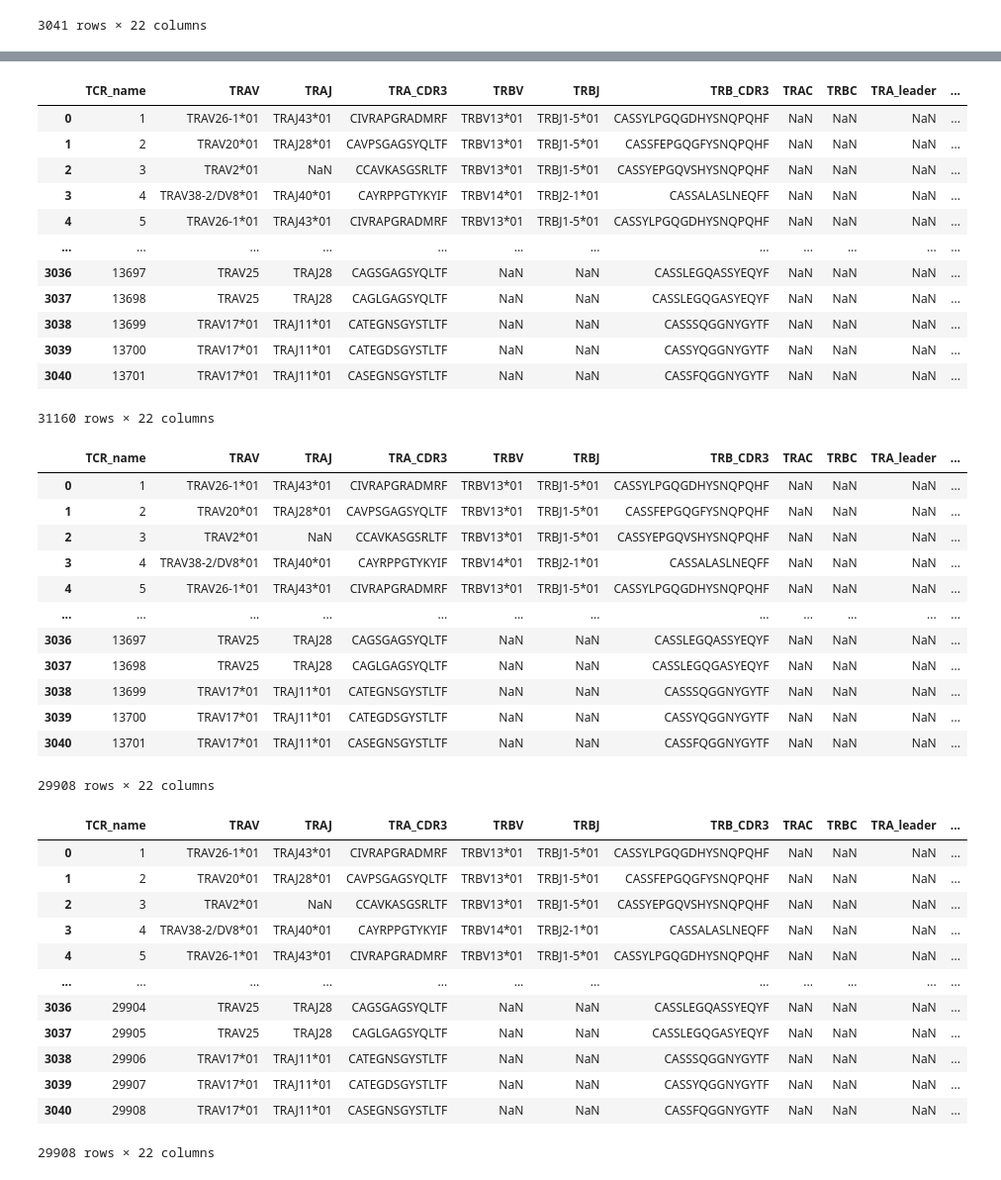
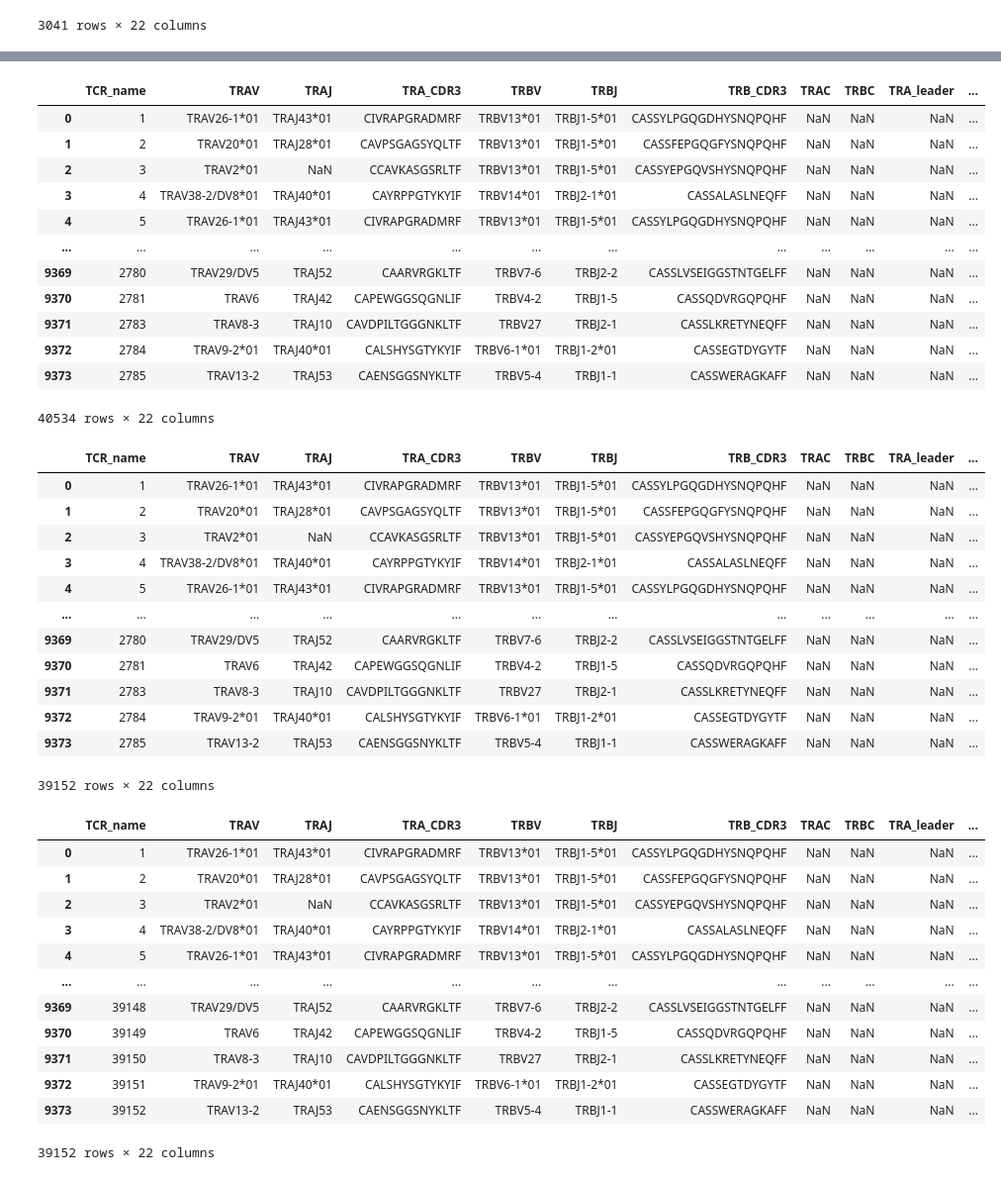
Before and after one commit to vegger/BA_ZHAW, a Jupyter notebook: notebooks/concatDatasets.ipynb, the cells around one changed output, grey strips where cells are left out. Shown at 99% size. Drawn from its saved outputs; the diff is of its cells as text; code cells hidden in the pictures.

```diff
--- a/notebooks/concatDatasets.ipynb
+++ b/notebooks/concatDatasets.ipynb
@@ -155,3 +173,7 @@ mcpastcr_paired_df
 | 3039 | 13700 | TRAV17*01 | TRAJ11*01 | CATEGDSGYSTLTF | NaN | NaN | CASSYQGGNYGYTF | NaN | NaN | NaN | ... |
 | 3040 | 13701 | TRAV17*01 | TRAJ11*01 | CASEGNSGYSTLTF | NaN | NaN | CASSFQGGNYGYTF | NaN | NaN | NaN | ... |
 3041 rows × 22 columns
+# %%
+iedb_paired_read_path = "../data/IEDB/cleaned_data/IEDB_cleaned_data_paired.csv"
+iedb_paired_df = pd.read_csv(iedb_paired_read_path)
+iedb_paired_df
@@ -158,20 +194,20 @@ mcpastcr_paired_df
 # %%
-paired_df = pd.concat([vdjdb_paired_df, mcpastcr_paired_df], axis=0)
+paired_df = pd.concat([vdjdb_paired_df, mcpastcr_paired_df, iedb_paired_df], axis=0)
 paired_df
 # %% [output]
 |  | TCR_name | TRAV | TRAJ | TRA_CDR3 | TRBV | TRBJ | TRB_CDR3 | TRAC | TRBC | TRA_leader | ... |
 | 0 | 1 | TRAV26-1*01 | TRAJ43*01 | CIVRAPGRADMRF | TRBV13*01 | TRBJ1-5*01 | CASSYLPGQGDHYSNQPQHF | NaN | NaN | NaN | ... |
 | 1 | 2 | TRAV20*01 | TRAJ28*01 | CAVPSGAGSYQLTF | TRBV13*01 | TRBJ1-5*01 | CASSFEPGQGFYSNQPQHF | NaN | NaN | NaN | ... |
 | 2 | 3 | TRAV2*01 | NaN | CCAVKASGSRLTF | TRBV13*01 | TRBJ1-5*01 | CASSYEPGQVSHYSNQPQHF | NaN | NaN | NaN | ... |
 | 3 | 4 | TRAV38-2/DV8*01 | TRAJ40*01 | CAYRPPGTYKYIF | TRBV14*01 | TRBJ2-1*01 | CASSALASLNEQFF | NaN | NaN | NaN | ... |
 | 4 | 5 | TRAV26-1*01 | TRAJ43*01 | CIVRAPGRADMRF | TRBV13*01 | TRBJ1-5*01 | CASSYLPGQGDHYSNQPQHF | NaN | NaN | NaN | ... |
 | ... | ... | ... | ... | ... | ... | ... | ... | ... | ... | ... | ... |
-| 3036 | 13697 | TRAV25 | TRAJ28 | CAGSGAGSYQLTF | NaN | NaN | CASSLEGQASSYEQYF | NaN | NaN | NaN | ... |
-| 3037 | 13698 | TRAV25 | TRAJ28 | CAGLGAGSYQLTF | NaN | NaN | CASSLEGQGASYEQYF | NaN | NaN | NaN | ... |
-| 3038 | 13699 | TRAV17*01 | TRAJ11*01 | CATEGNSGYSTLTF | NaN | NaN | CASSSQGGNYGYTF | NaN | NaN | NaN | ... |
-| 3039 | 13700 | TRAV17*01 | TRAJ11*01 | CATEGDSGYSTLTF | NaN | NaN | CASSYQGGNYGYTF | NaN | NaN | NaN | ... |
-| 3040 | 13701 | TRAV17*01 | TRAJ11*01 | CASEGNSGYSTLTF | NaN | NaN | CASSFQGGNYGYTF | NaN | NaN | NaN | ... |
+| 9369 | 2780 | TRAV29/DV5 | TRAJ52 | CAARVRGKLTF | TRBV7-6 | TRBJ2-2 | CASSLVSEIGGSTNTGELFF | NaN | NaN | NaN | ... |
+| 9370 | 2781 | TRAV6 | TRAJ42 | CAPEWGGSQGNLIF | TRBV4-2 | TRBJ1-5 | CASSQDVRGQPQHF | NaN | NaN | NaN | ... |
+| 9371 | 2783 | TRAV8-3 | TRAJ10 | CAVDPILTGGGNKLTF | TRBV27 | TRBJ2-1 | CASSLKRETYNEQFF | NaN | NaN | NaN | ... |
+| 9372 | 2784 | TRAV9-2*01 | TRAJ40*01 | CALSHYSGTYKYIF | TRBV6-1*01 | TRBJ1-2*01 | CASSEGTDYGYTF | NaN | NaN | NaN | ... |
+| 9373 | 2785 | TRAV13-2 | TRAJ53 | CAENSGGSNYKLTF | TRBV5-4 | TRBJ1-1 | CASSWERAGKAFF | NaN | NaN | NaN | ... |
-31160 rows × 22 columns
+40534 rows × 22 columns
 # %%
 columns_without_TCR_name = paired_df.columns.difference(["TCR_name", "Score"])
 paired_df.drop_duplicates(inplace=True, subset=columns_without_TCR_name)
@@ -184,12 +220,12 @@ paired_df
 | 3 | 4 | TRAV38-2/DV8*01 | TRAJ40*01 | CAYRPPGTYKYIF | TRBV14*01 | TRBJ2-1*01 | CASSALASLNEQFF | NaN | NaN | NaN | ... |
 | 4 | 5 | TRAV26-1*01 | TRAJ43*01 | CIVRAPGRADMRF | TRBV13*01 | TRBJ1-5*01 | CASSYLPGQGDHYSNQPQHF | NaN | NaN | NaN | ... |
 | ... | ... | ... | ... | ... | ... | ... | ... | ... | ... | ... | ... |
-| 3036 | 13697 | TRAV25 | TRAJ28 | CAGSGAGSYQLTF | NaN | NaN | CASSLEGQASSYEQYF | NaN | NaN | NaN | ... |
-| 3037 | 13698 | TRAV25 | TRAJ28 | CAGLGAGSYQLTF | NaN | NaN | CASSLEGQGASYEQYF | NaN | NaN | NaN | ... |
-| 3038 | 13699 | TRAV17*01 | TRAJ11*01 | CATEGNSGYSTLTF | NaN | NaN | CASSSQGGNYGYTF | NaN | NaN | NaN | ... |
-| 3039 | 13700 | TRAV17*01 | TRAJ11*01 | CATEGDSGYSTLTF | NaN | NaN | CASSYQGGNYGYTF | NaN | NaN | NaN | ... |
-| 3040 | 13701 | TRAV17*01 | TRAJ11*01 | CASEGNSGYSTLTF | NaN | NaN | CASSFQGGNYGYTF | NaN | NaN | NaN | ... |
+| 9369 | 2780 | TRAV29/DV5 | TRAJ52 | CAARVRGKLTF | TRBV7-6 | TRBJ2-2 | CASSLVSEIGGSTNTGELFF | NaN | NaN | NaN | ... |
+| 9370 | 2781 | TRAV6 | TRAJ42 | CAPEWGGSQGNLIF | TRBV4-2 | TRBJ1-5 | CASSQDVRGQPQHF | NaN | NaN | NaN | ... |
+| 9371 | 2783 | TRAV8-3 | TRAJ10 | CAVDPILTGGGNKLTF | TRBV27 | TRBJ2-1 | CASSLKRETYNEQFF | NaN | NaN | NaN | ... |
+| 9372 | 2784 | TRAV9-2*01 | TRAJ40*01 | CALSHYSGTYKYIF | TRBV6-1*01 | TRBJ1-2*01 | CASSEGTDYGYTF | NaN | NaN | NaN | ... |
+| 9373 | 2785 | TRAV13-2 | TRAJ53 | CAENSGGSNYKLTF | TRBV5-4 | TRBJ1-1 | CASSWERAGKAFF | NaN | NaN | NaN | ... |
-29908 rows × 22 columns
+39152 rows × 22 columns
 # %%
 paired_df["TCR_name"] = range(1, len(paired_df) + 1)
 paired_df
@@ -201,12 +237,12 @@ paired_df
 | 3 | 4 | TRAV38-2/DV8*01 | TRAJ40*01 | CAYRPPGTYKYIF | TRBV14*01 | TRBJ2-1*01 | CASSALASLNEQFF | NaN | NaN | NaN | ... |
 | 4 | 5 | TRAV26-1*01 | TRAJ43*01 | CIVRAPGRADMRF | TRBV13*01 | TRBJ1-5*01 | CASSYLPGQGDHYSNQPQHF | NaN | NaN | NaN | ... |
 | ... | ... | ... | ... | ... | ... | ... | ... | ... | ... | ... | ... |
-| 3036 | 29904 | TRAV25 | TRAJ28 | CAGSGAGSYQLTF | NaN | NaN | CASSLEGQASSYEQYF | NaN | NaN | NaN | ... |
-| 3037 | 29905 | TRAV25 | TRAJ28 | CAGLGAGSYQLTF | NaN | NaN | CASSLEGQGASYEQYF | NaN | NaN | NaN | ... |
-| 3038 | 29906 | TRAV17*01 | TRAJ11*01 | CATEGNSGYSTLTF | NaN | NaN | CASSSQGGNYGYTF | NaN | NaN | NaN | ... |
-| 3039 | 29907 | TRAV17*01 | TRAJ11*01 | CATEGDSGYSTLTF | NaN | NaN | CASSYQGGNYGYTF | NaN | NaN | NaN | ... |
-| 3040 | 29908 | TRAV17*01 | TRAJ11*01 | CASEGNSGYSTLTF | NaN | NaN | CASSFQGGNYGYTF | NaN | NaN | NaN | ... |
+| 9369 | 39148 | TRAV29/DV5 | TRAJ52 | CAARVRGKLTF | TRBV7-6 | TRBJ2-2 | CASSLVSEIGGSTNTGELFF | NaN | NaN | NaN | ... |
+| 9370 | 39149 | TRAV6 | TRAJ42 | CAPEWGGSQGNLIF | TRBV4-2 | TRBJ1-5 | CASSQDVRGQPQHF | NaN | NaN | NaN | ... |
+| 9371 | 39150 | TRAV8-3 | TRAJ10 | CAVDPILTGGGNKLTF | TRBV27 | TRBJ2-1 | CASSLKRETYNEQFF | NaN | NaN | NaN | ... |
+| 9372 | 39151 | TRAV9-2*01 | TRAJ40*01 | CALSHYSGTYKYIF | TRBV6-1*01 | TRBJ1-2*01 | CASSEGTDYGYTF | NaN | NaN | NaN | ... |
+| 9373 | 39152 | TRAV13-2 | TRAJ53 | CAENSGGSNYKLTF | TRBV5-4 | TRBJ1-1 | CASSWERAGKAFF | NaN | NaN | NaN | ... |
-29908 rows × 22 columns
+39152 rows × 22 columns
 # %%
 paired_df["Binding"] = 1
 paired_df
```
Also changed, not shown: parts of 7 cells of this notebook, 2 other files.
